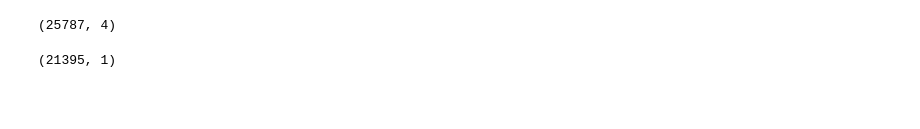
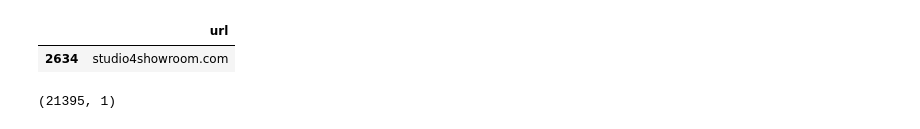
Before and after one commit to PrimaryBelman/RTA2024test, a Jupyter notebook: MachineLearning/Data_Extraction.ipynb, the cells around one changed output. Drawn from its saved outputs; the diff is of its cells as text; code cells hidden in the pictures; blank space fills up the shorter version.

```diff
--- a/MachineLearning/Data_Extraction.ipynb
+++ b/MachineLearning/Data_Extraction.ipynb
@@ -11,11 +11,12 @@ from concurrent.futures import ThreadPoolExecutor, as_completed
 # %%
 header_data=pd.read_parquet('header_data.parquet',"pyarrow")
 urls=pd.read_parquet('urls.parquet',"pyarrow")
-# %%
-header_data.shape
-urls.shape
-# %% [output]
-(25787, 4)
+# %%
+#header_data.shape
+urls[urls['url']=='studio4showroom.com']
+# %% [output]
+|  | url |
+| 2634 | studio4showroom.com |
 # %%
 distinct_urls=urls.drop_duplicates('url')
 distinct_urls.shape
```
Also changed, not shown: parts of 5 cells of this notebook.
